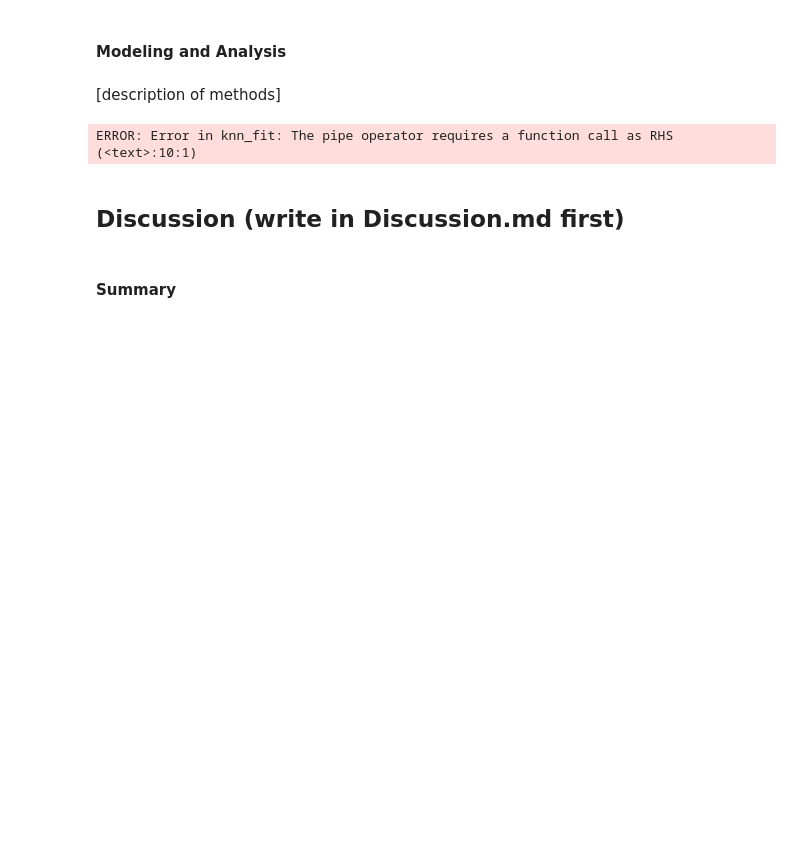
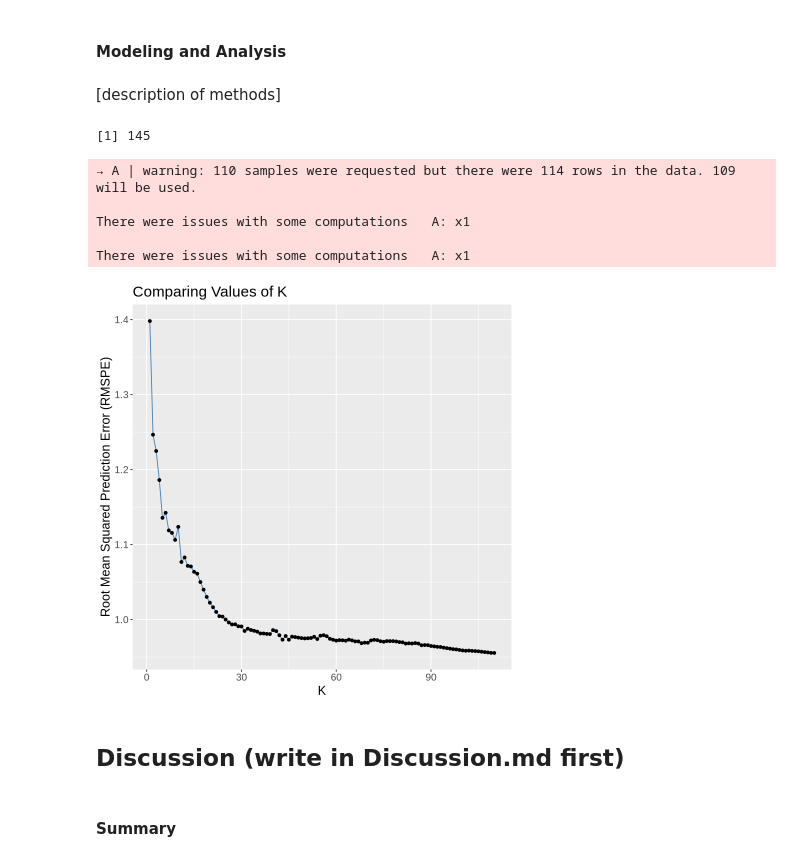
Before and after one commit to HunterBowie/dsci-100-group-005-19, a Jupyter notebook: report.ipynb, the cells around one changed output. Cells and saved outputs as stored; diff of their text form; code cells hidden in the pictures; blank space fills up the shorter version.

Commit message:
Created cross validation and visualization for knn

```diff
--- a/report.ipynb
+++ b/report.ipynb
@@ -66,6 +84,11 @@ players <- mutate(players,
     Age = as.integer(Age)) |>
     filter(!is.na(Age))
 
+
+players <- players |>
+    select(Age, experience,
+           subscribe, played_hours)
+
 glimpse(players)
 # %% [output]
 Rows: 194
@@ -136,21 +145,52 @@ A tibble: 6 × 2
 [description of methods]
 # %%
 # should include visualizations of model
-players_train <- players |>
-                    select(Age, experimence, subscribe, played_hours, subscribe)
-knn_spec <- nearest_neighbor(weight_func = "rectangular", neighbors = 5) |>
-  set_engine("kknn") |>
-  set_mode("classification")
+set.seed(100)
+
+# players <- select(players, -Age)
+
+players_split <- initial_split(players, prop = 0.75, strata = played_hours)
+players_train <- training(players_split)
+players_test <- testing(players_split)
+
+nrow(players_train)
+
+knn_spec <- nearest_neighbor(weight_func = "rectangular", neighbors = tune()) |>
+    set_engine("kknn") |>
+    set_mode("regression")
+
+players_vfold <- vfold_cv(players_train, v = 5, strata = played_hours)
+
 knn_recipe <- recipe(played_hours ~ ., data = players_train) |>
   step_scale(all_numeric()) |>
-  step_center(all_numeric()) |>
-knn_fit <- workflow()|>
-  add_recipe(knn_recipe)|>
-  add_model(knn_spec)|>
-  fit(data = players_train)
-knn_fit
+  step_center(all_numeric())
+
+k_vals <- tibble(neighbors = 1:110)
+
+knn_metrics <- workflow()|>
+    add_recipe(knn_recipe)|>
+    add_model(knn_spec)|>
+    tune_grid(resamples = players_vfold, grid = k_vals) |>
+    collect_metrics() |>
+    filter(.metric == "rmse") |>
+    select(neighbors, mean)
+
+metric_plot <- ggplot(knn_metrics, aes(x = neighbors, y = mean)) +
+    geom_line(color = "steelblue") +
+    geom_point() +
+    labs(x = "K", y = "Root Mean Squared Prediction Error (RMSPE)",
+         title = "Comparing Values of K") +
+    theme(text = element_text(size = 15))
+
+metric_plot
 # %% [output]
-ERROR: Error in knn_fit: The pipe operator requires a function call as RHS (<text>:10:1)
+[1] 145
+→ A | warning: 110 samples were requested but there were 114 rows in the data. 109 will be used.
+
+There were issues with some computations   A: x1
+
+There were issues with some computations   A: x1
+[figure, added]
 # %% [markdown]
 ## Discussion (write in Discussion.md first)
 # %% [markdown]
```
Also changed, not shown: parts of 3 cells of this notebook.
